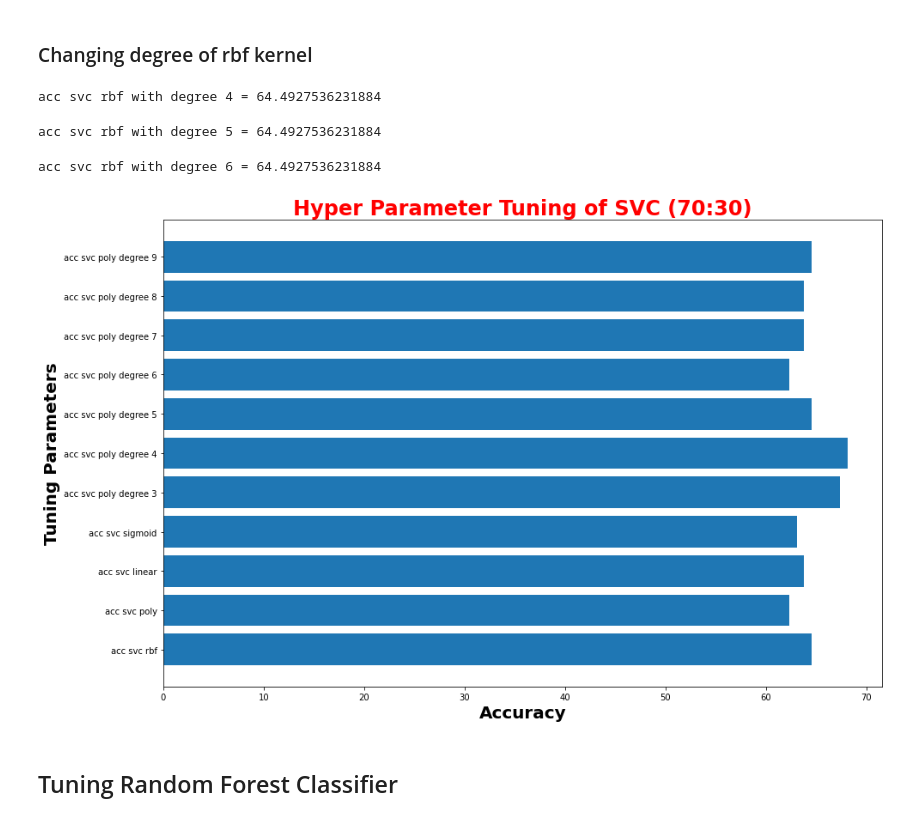
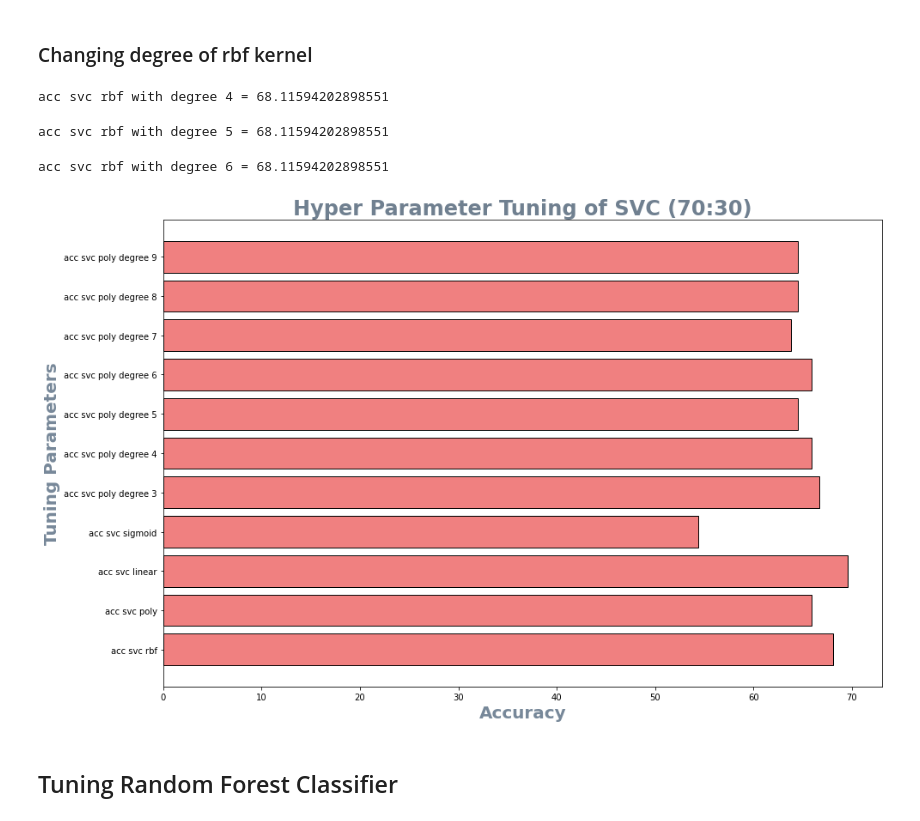
Before and after one commit to Amarjit0511/titanic_survival_prediction, a Jupyter notebook: Titanic_Survival_Prediction.ipynb, the cells around one changed output. Cells and saved outputs as stored; diff of their text form; code cells hidden in the pictures.

```diff
--- a/Titanic_Survival_Prediction.ipynb
+++ b/Titanic_Survival_Prediction.ipynb
@@ -24,7 +24,7 @@ data.head()
 | 3 | 895 | 0 | 3 | Wirz, Mr. Albert | male | 27.0 | 0 | 0 | 315154 | 8.6625 | ... |
 | 4 | 896 | 1 | 3 | Hirvonen, Mrs. Alexander (Helga E... | female | 22.0 | 1 | 1 | 3101298 | 12.2875 | ... |
 # %%
-data1=data.drop(['Cabin', 'Name','Ticket'], axis=1)
+data1=data.drop(['Cabin', 'Name','Ticket', 'Fare'], axis=1) # axis=1 denotes column
 # %%
 data1.isnull().any()
 # %% [output]
@@ -65 +60,5 @@ data.replace({'Sex':{'male':0,'female':1}, 'Embarked':{'S':0,'C':1,'Q':2}}, inpl
+# %%
+# converting categorical Columns
+
+data1.replace({'Sex':{'male':0,'female':1}, 'Embarked':{'S':0,'C':1,'Q':2}}, inplace=True) # The first one is nornal encoding and the 2nd one is One Hot Encoding.
 # %%
@@ -552,19 +645,19 @@ svc_rbf_d4 = SVC(kernel='rbf',degree=4).fit(x_train,y_train)
 y_pred_svc_rbf_d4 = svc_rbf_d4.predict(x_test)
 print('acc svc rbf with degree 4 = {}'.format(accuracy_score(y_test,y_pred_svc_rbf_d4)*100))
 # %% [output]
-acc svc rbf with degree 4 = 64.4927536231884
+acc svc rbf with degree 4 = 68.11594202898551
 # %%
 svc_rbf_d5 = SVC(kernel='rbf',degree=5).fit(x_train,y_train)
 y_pred_svc_rbf_d5 = svc_rbf_d5.predict(x_test)
 print('acc svc rbf with degree 5 = {}'.format(accuracy_score(y_test,y_pred_svc_rbf_d5)*100))
 # %% [output]
-acc svc rbf with degree 5 = 64.4927536231884
+acc svc rbf with degree 5 = 68.11594202898551
 # %%
 svc_rbf_d6 = SVC(kernel='rbf',degree=6).fit(x_train,y_train)
 y_pred_svc_rbf_d6 = svc_rbf_d6.predict(x_test)
 print('acc svc rbf with degree 6 = {}'.format(accuracy_score(y_test,y_pred_svc_rbf_d6)*100))
 # %% [output]
-acc svc rbf with degree 6 = 64.4927536231884
+acc svc rbf with degree 6 = 68.11594202898551
 # %%
 import matplotlib.pyplot as plt
 plt.figure(figsize=(15,10))
@@ -573,38 +666,38 @@ y=['acc svc rbf',
    'acc svc linear',
    'acc svc sigmoid',
    'acc svc poly degree 3',
    'acc svc poly degree 4',
    'acc svc poly degree 5',
    'acc svc poly degree 6',
    'acc svc poly degree 7',
    'acc svc poly degree 8',
    'acc svc poly degree 9'
   ]
 
 # getting values against each value of y
 x=[accuracy_score(y_test,y_pred_svc_rbf)*100,
    accuracy_score(y_test,y_pred_svc_poly)*100,
    accuracy_score(y_test,y_pred_svc_linear)*100,
    accuracy_score(y_test,y_pred_svc_sigmoid)*100,
    accuracy_score(y_test,y_pred_svc_poly_d3)*100,
    accuracy_score(y_test,y_pred_svc_poly_d4)*100,
    accuracy_score(y_test,y_pred_svc_poly_d5)*100,
    accuracy_score(y_test,y_pred_svc_poly_d6)*100,
    accuracy_score(y_test,y_pred_svc_poly_d7)*100,
    accuracy_score(y_test,y_pred_svc_poly_d8)*100,
    accuracy_score(y_test,y_pred_svc_poly_d9)*100
   ]
-plt.barh(y, x)
+plt.barh(y, x, color='lightcoral', edgecolor='black')
 
 # setting label of y-axis
-plt.ylabel("Tuning Parameters", fontweight='bold', color = 'black', fontsize='20')
+plt.ylabel("Tuning Parameters", fontweight='bold', color = 'lightslategray', fontsize='20')
 
 # setting label of x-axis
-plt.xlabel("Accuracy", fontweight='bold', color = 'black', fontsize='20')
-plt.title("Hyper Parameter Tuning of SVC (70:30)", fontweight='bold', color = 'red', fontsize='24')
+plt.xlabel("Accuracy", fontweight='bold', color = 'lightslategray', fontsize='20')
+plt.title("Hyper Parameter Tuning of SVC (70:30)", fontweight='bold', color = 'slategray', fontsize='24')
 plt.show()
 # %% [output]
-[figure, old version]
+[figure, new version]
 # %% [markdown]
 ## Tuning Random Forest Classifier
 # %% [markdown]
```
Also changed, not shown: parts of 77 cells of this notebook.
